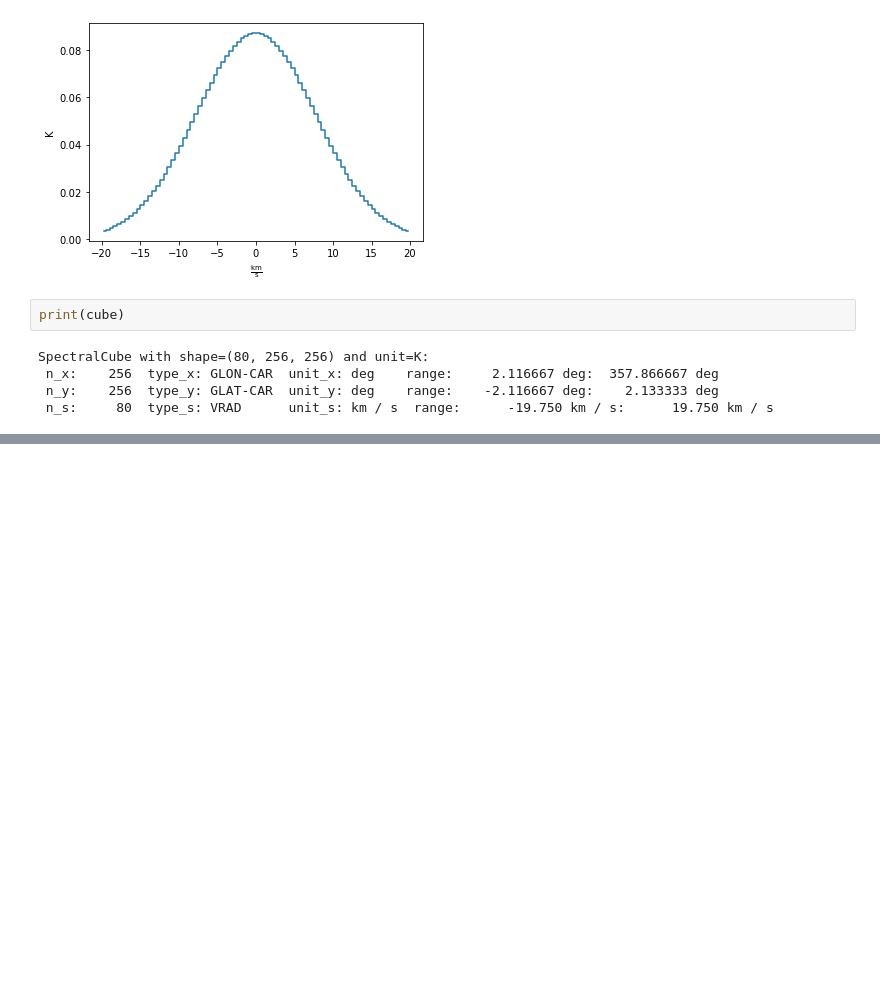
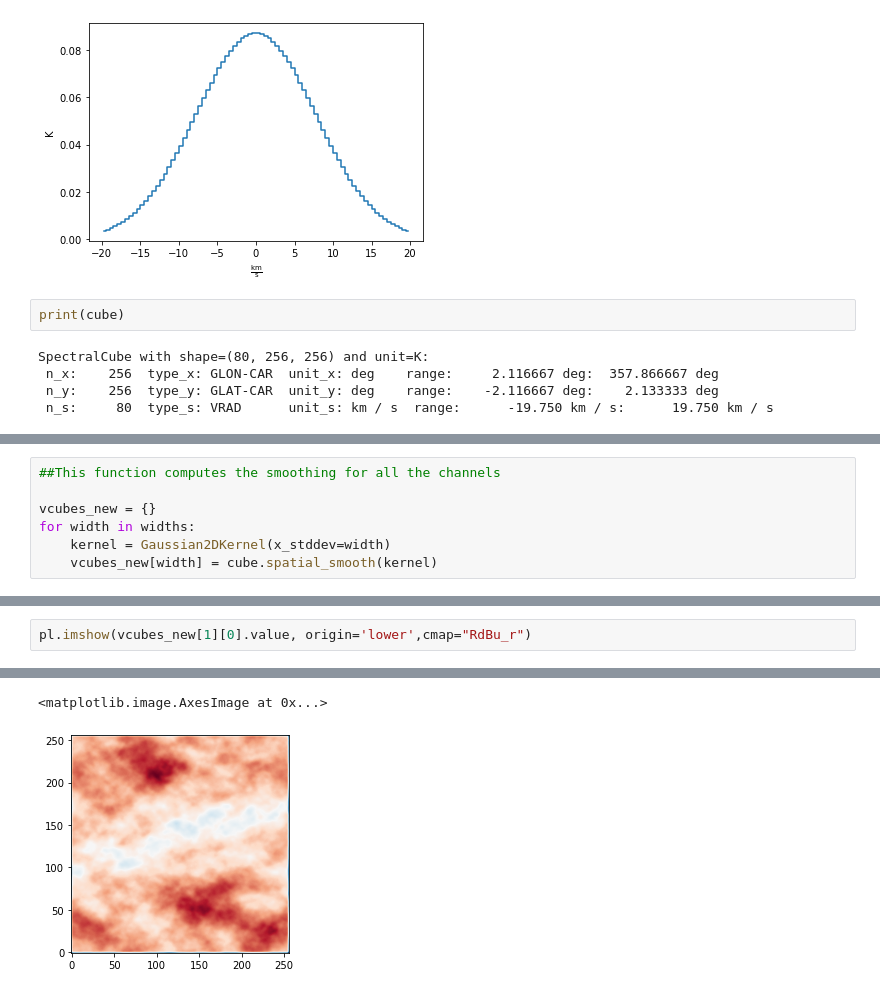
Before and after one commit to JavGVastro/PhD.Paper, a Jupyter notebook: Fake-Maps/fake-3d-tapered-maps.ipynb, the cells around one changed output, grey strips where cells are left out. Drawn from its saved outputs; the diff is of its cells as text; blank space fills up the shorter version.

```diff
--- a/Fake-Maps/fake-3d-tapered-maps.ipynb
+++ b/Fake-Maps/fake-3d-tapered-maps.ipynb
@@ -111,0 +157,7 @@ SpectralCube with shape=(80, 256, 256) and unit=K:
+# %%
+##This function computes the smoothing for all the channels
+
+vcubes_new = {}
+for width in widths:
+    kernel = Gaussian2DKernel(x_stddev=width)
+    vcubes_new[width] = cube.spatial_smooth(kernel)
@@ -111,0 +194,3 @@ SpectralCube with shape=(80, 256, 256) and unit=K:
+# %%
+pl.imshow(vcubes_new[1][0].value, origin='lower',cmap="RdBu_r")
+# %% [output]
@@ -111,0 +198,2 @@ SpectralCube with shape=(80, 256, 256) and unit=K:
+<matplotlib.image.AxesImage at 0x...>
+[figure, added]
```
Also changed, not shown: parts of 23 cells of this notebook, 1 other file.
